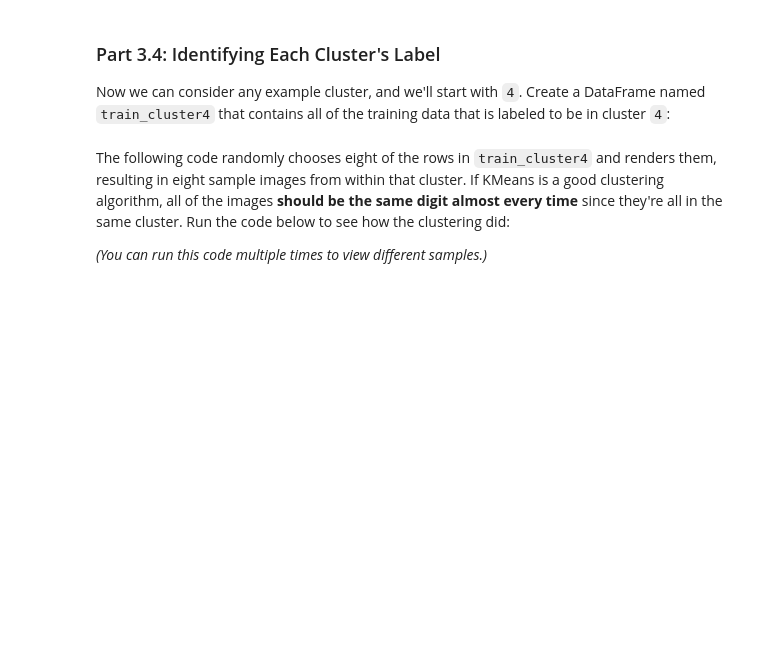
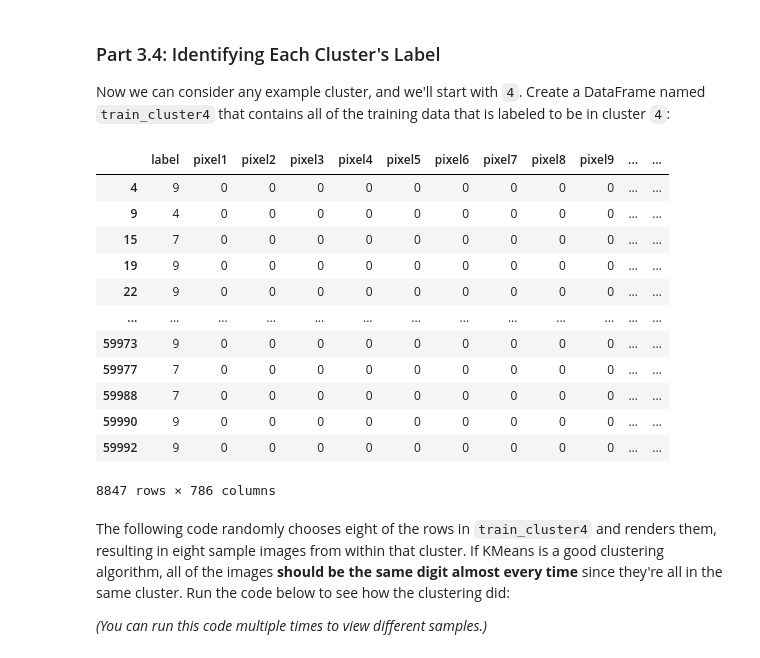
Before and after one commit to anqiandy/discoverymicroprojects, a Jupyter notebook: microproject-11-learning-handwritten-digits-with-ai/microproject-11-learning-handwritten-digits-with-ai.ipynb, the cells around one changed output. Cells and saved outputs as stored; diff of their text form; code cells hidden in the pictures; blank space fills up the shorter version.

```diff
--- a/microproject-11-learning-handwritten-digits-with-ai/microproject-11-learning-handwritten-digits-with-ai.ipynb
+++ b/microproject-11-learning-handwritten-digits-with-ai/microproject-11-learning-handwritten-digits-with-ai.ipynb
@@ -242,8 +331,22 @@ print(f"{tada} All Tests Passed! {tada}")
 
 Now we can consider any example cluster, and we'll start with `4`.  Create a DataFrame named `train_cluster4` that contains all of the training data that is labeled to be in cluster `4`:
 # %%
-train_cluster4 = ...
+train_cluster4 = train[train["cluster"] == 4]
 train_cluster4
+# %% [output]
+|  | label | pixel1 | pixel2 | pixel3 | pixel4 | pixel5 | pixel6 | pixel7 | pixel8 | pixel9 | ... | ... |
+| 4 | 9 | 0 | 0 | 0 | 0 | 0 | 0 | 0 | 0 | 0 | ... | ... |
+| 9 | 4 | 0 | 0 | 0 | 0 | 0 | 0 | 0 | 0 | 0 | ... | ... |
+| 15 | 7 | 0 | 0 | 0 | 0 | 0 | 0 | 0 | 0 | 0 | ... | ... |
+| 19 | 9 | 0 | 0 | 0 | 0 | 0 | 0 | 0 | 0 | 0 | ... | ... |
+| 22 | 9 | 0 | 0 | 0 | 0 | 0 | 0 | 0 | 0 | 0 | ... | ... |
+| ... | ... | ... | ... | ... | ... | ... | ... | ... | ... | ... | ... | ... |
+| 59973 | 9 | 0 | 0 | 0 | 0 | 0 | 0 | 0 | 0 | 0 | ... | ... |
+| 59977 | 7 | 0 | 0 | 0 | 0 | 0 | 0 | 0 | 0 | 0 | ... | ... |
+| 59988 | 7 | 0 | 0 | 0 | 0 | 0 | 0 | 0 | 0 | 0 | ... | ... |
+| 59990 | 9 | 0 | 0 | 0 | 0 | 0 | 0 | 0 | 0 | 0 | ... | ... |
+| 59992 | 9 | 0 | 0 | 0 | 0 | 0 | 0 | 0 | 0 | 0 | ... | ... |
+8847 rows × 786 columns
 # %% [markdown]
 The following code randomly chooses eight of the rows in `train_cluster4` and renders them, resulting in eight sample images from within that cluster.  If KMeans is a good clustering algorithm, all of the images **should be the same digit almost every time** since they're all in the same cluster.  Run the code below to see how the clustering did:
 
```
Also changed, not shown: parts of 45 cells of this notebook.
